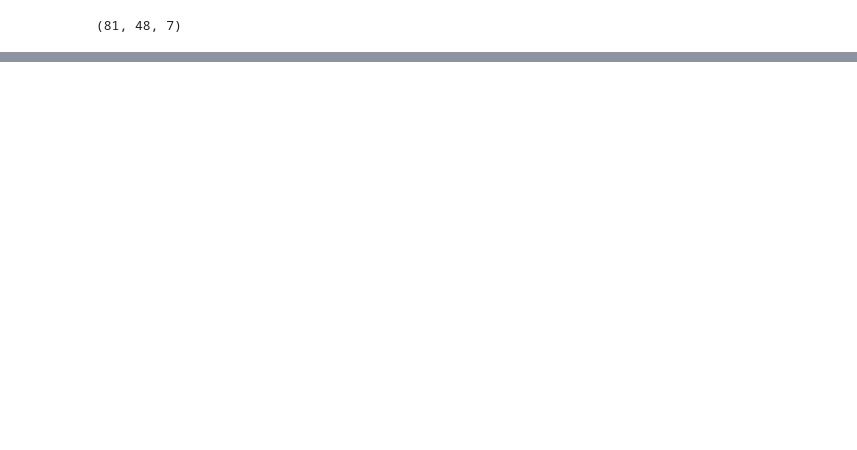
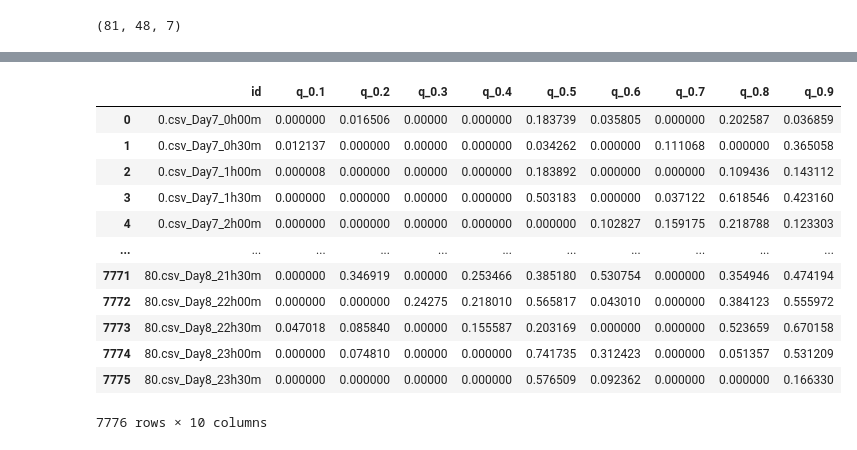
Before and after one commit to gogooma9/SolarGen, a Jupyter notebook: src/solar_gen.ipynb, the cells around one changed output, grey strips where cells are left out. Drawn from its saved outputs; the diff is of its cells as text; code cells hidden in the pictures; blank space fills up the shorter version.

```diff
--- a/src/solar_gen.ipynb
+++ b/src/solar_gen.ipynb
@@ -349,3 +359,21 @@ submission
+# %%
+submission.loc[submission.id.str.contains("Day7"), "q_0.1":] = results1.values
+submission.loc[submission.id.str.contains("Day8"), "q_0.1":] = results2.values
+submission
+# %% [output]
+|  | id | q_0.1 | q_0.2 | q_0.3 | q_0.4 | q_0.5 | q_0.6 | q_0.7 | q_0.8 | q_0.9 |
+| 0 | 0.csv_Day7_0h00m | 0.000000 | 0.016506 | 0.00000 | 0.000000 | 0.183739 | 0.035805 | 0.000000 | 0.202587 | 0.036859 |
+| 1 | 0.csv_Day7_0h30m | 0.012137 | 0.000000 | 0.00000 | 0.000000 | 0.034262 | 0.000000 | 0.111068 | 0.000000 | 0.365058 |
+| 2 | 0.csv_Day7_1h00m | 0.000008 | 0.000000 | 0.00000 | 0.000000 | 0.183892 | 0.000000 | 0.000000 | 0.109436 | 0.143112 |
+| 3 | 0.csv_Day7_1h30m | 0.000000 | 0.000000 | 0.00000 | 0.000000 | 0.503183 | 0.000000 | 0.037122 | 0.618546 | 0.423160 |
+| 4 | 0.csv_Day7_2h00m | 0.000000 | 0.000000 | 0.00000 | 0.000000 | 0.000000 | 0.102827 | 0.159175 | 0.218788 | 0.123303 |
+| ... | ... | ... | ... | ... | ... | ... | ... | ... | ... | ... |
+| 7771 | 80.csv_Day8_21h30m | 0.000000 | 0.346919 | 0.00000 | 0.253466 | 0.385180 | 0.530754 | 0.000000 | 0.354946 | 0.474194 |
+| 7772 | 80.csv_Day8_22h00m | 0.000000 | 0.000000 | 0.24275 | 0.218010 | 0.565817 | 0.043010 | 0.000000 | 0.384123 | 0.555972 |
+| 7773 | 80.csv_Day8_22h30m | 0.047018 | 0.085840 | 0.00000 | 0.155587 | 0.203169 | 0.000000 | 0.000000 | 0.523659 | 0.670158 |
+| 7774 | 80.csv_Day8_23h00m | 0.000000 | 0.074810 | 0.00000 | 0.000000 | 0.741735 | 0.312423 | 0.000000 | 0.051357 | 0.531209 |
+| 7775 | 80.csv_Day8_23h30m | 0.000000 | 0.000000 | 0.00000 | 0.000000 | 0.576509 | 0.092362 | 0.000000 | 0.000000 | 0.166330 |
+7776 rows × 10 columns
 # %%
 submission.iloc[:48]
 # %% [output]
```
Also changed, not shown: parts of 13 cells of this notebook.
